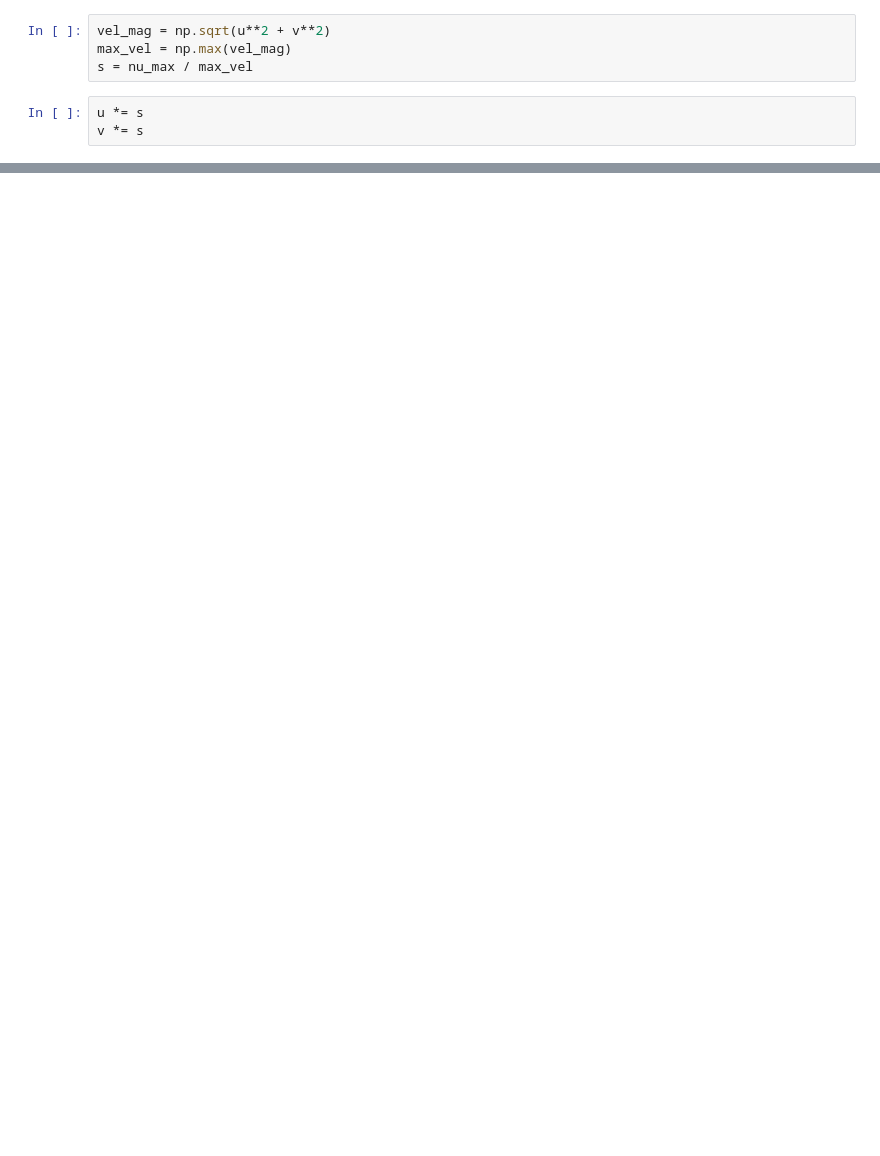
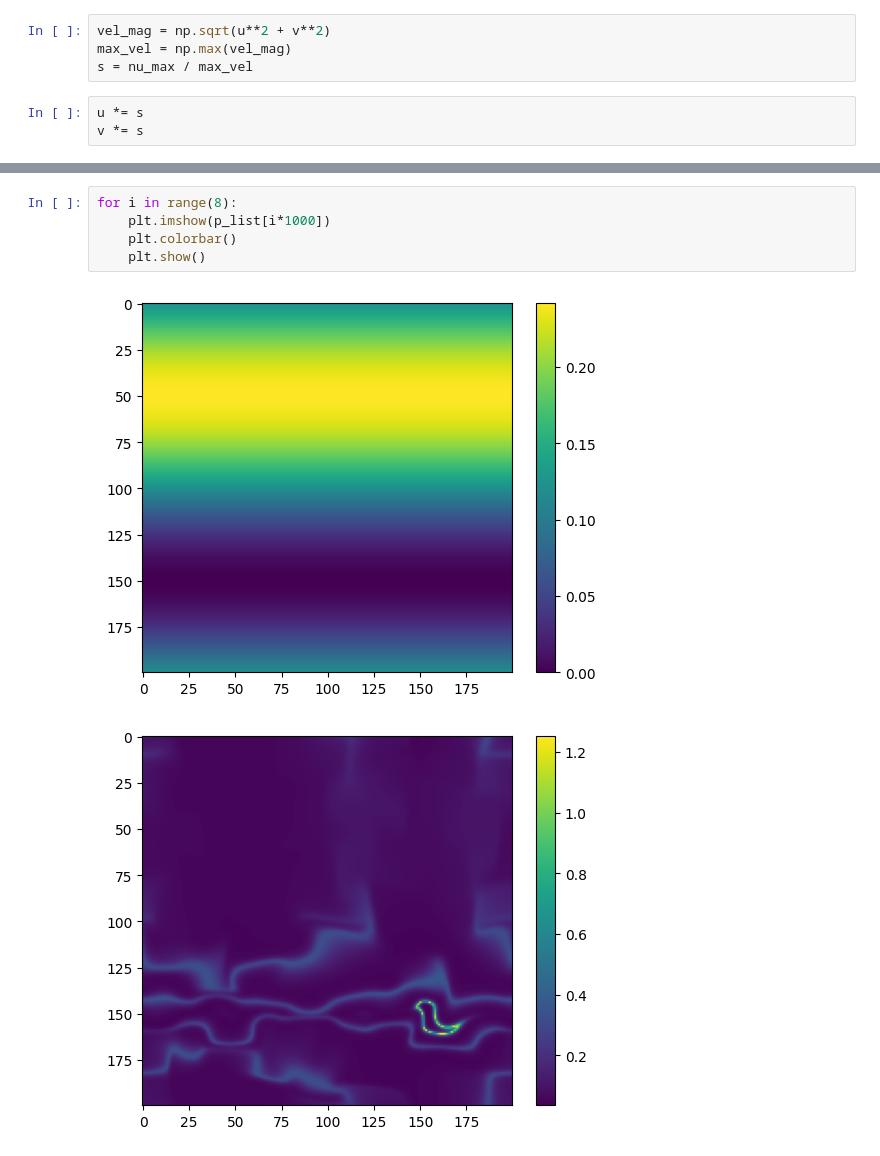
Before and after one commit to AlonsoFernandezVM/Pattern-formation-in-a-phytoplankton-population-based-on-stochastic-models-of-the-ocean-turbulence, a Jupyter notebook: notebooks/result_replication_2d.ipynb, the cells around one changed output, grey strips where cells are left out. Cells and saved outputs as stored; diff of their text form; blank space fills up the shorter version.

```diff
--- a/notebooks/result_replication_2d.ipynb
+++ b/notebooks/result_replication_2d.ipynb
@@ -174,0 +223,8 @@ v *= s
+# %%
+for i in range(8):
+    plt.imshow(p_list[i*1000])
+    plt.colorbar()
+    plt.show()
+# %% [output]
+[figure, added]
+[figure, added]
```
Also changed, not shown: parts of 8 cells of this notebook.
